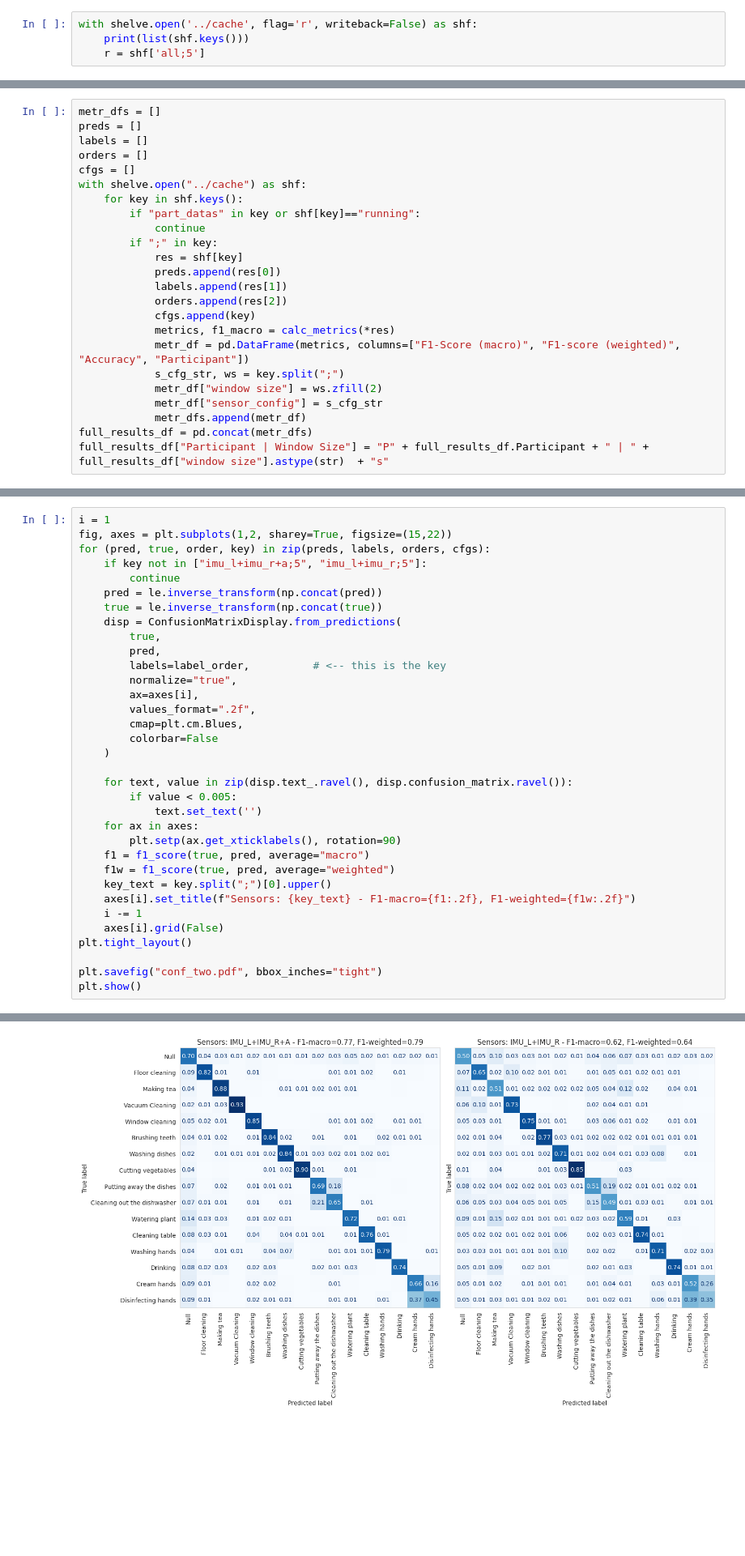
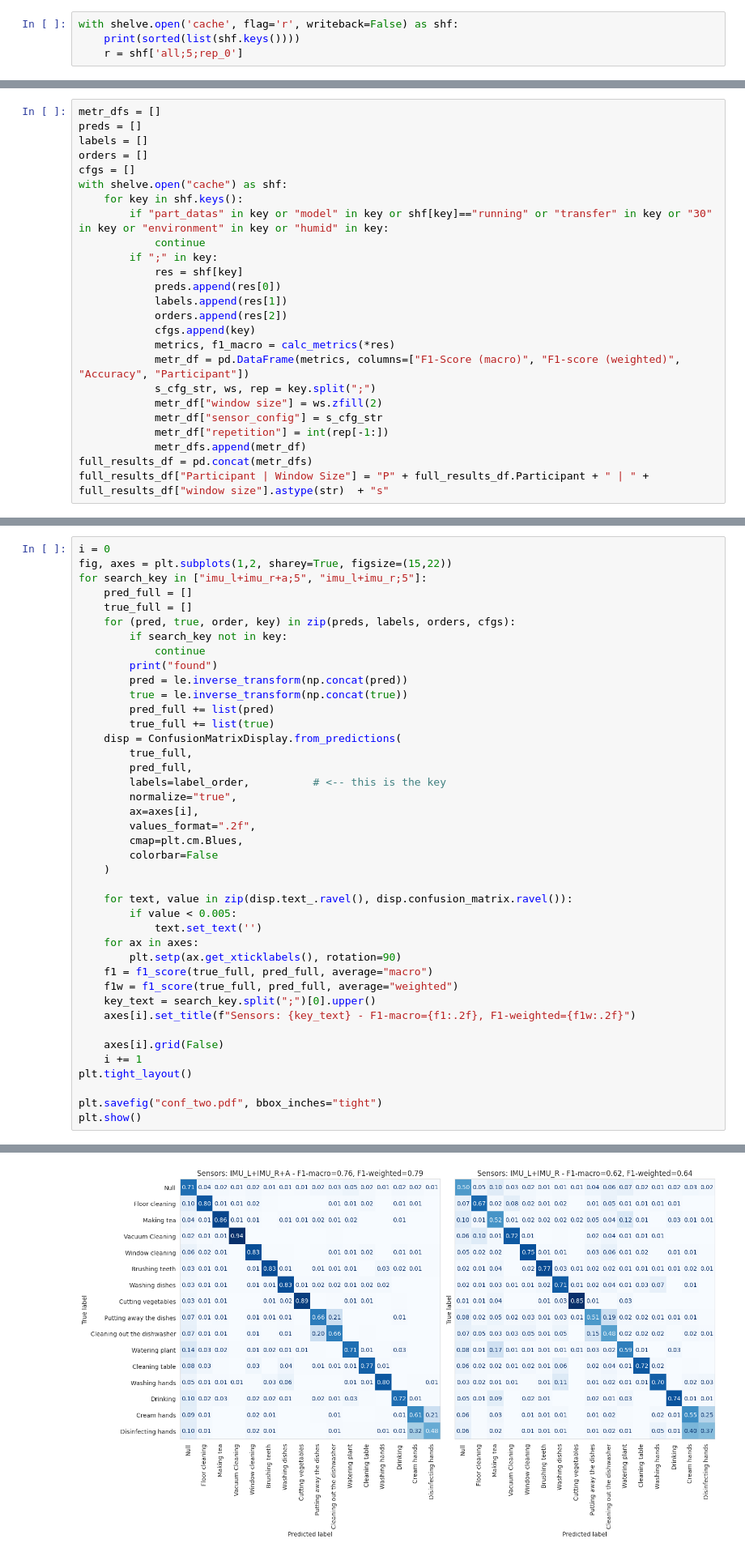
Before and after one commit to RBurchard/HARMES, a Jupyter notebook: validation/notebooks/ML_Results_Plots_and_Tables.ipynb, the cells around one changed output, grey strips where cells are left out. Shown at 81% size. Drawn from its saved outputs; the diff is of its cells as text; blank space fills up the shorter version.

```diff
--- a/validation/notebooks/ML_Results_Plots_and_Tables.ipynb
+++ b/validation/notebooks/ML_Results_Plots_and_Tables.ipynb
@@ -12,7 +12,7 @@ import numpy as np
 # %% [markdown]
 ### This notebook is only to be executed after running the machine learning experiments! It will not run otherwise.
 # %%
-with shelve.open('../cache', flag='r', writeback=False) as shf:
-    print(list(shf.keys()))
-    r = shf['all;5']
+with shelve.open('cache', flag='r', writeback=False) as shf:
+    print(sorted(list(shf.keys())))
+    r = shf['all;5;rep_0']
 # %% [output]
@@ -109,9 +109,9 @@ preds = []
 labels = []
 orders = []
 cfgs = []
-with shelve.open("../cache") as shf:
+with shelve.open("cache") as shf:
     for key in shf.keys():
-        if "part_datas" in key or shf[key]=="running":
+        if "part_datas" in key or "model" in key or shf[key]=="running" or "transfer" in key or "30" in key or "environment" in key or "humid" in key:
             continue
         if ";" in key:
             res = shf[key]
@@ -121,9 +121,10 @@ with shelve.open("../cache") as shf:
             cfgs.append(key)
             metrics, f1_macro = calc_metrics(*res)
             metr_df = pd.DataFrame(metrics, columns=["F1-Score (macro)", "F1-score (weighted)", "Accuracy", "Participant"])
-            s_cfg_str, ws = key.split(";")
+            s_cfg_str, ws, rep = key.split(";")
             metr_df["window size"] = ws.zfill(2)
             metr_df["sensor_config"] = s_cfg_str
+            metr_df["repetition"] = int(rep[-1:])
             metr_dfs.append(metr_df)
 full_results_df = pd.concat(metr_dfs)
 full_results_df["Participant | Window Size"] = "P" + full_results_df.Participant + " | " + full_results_df["window size"].astype(str)  + "s"
@@ -545,14 +625,20 @@ np.float64(-0.08554292573289903)
 # %%
-i = 1
+i = 0
 fig, axes = plt.subplots(1,2, sharey=True, figsize=(15,22))
-for (pred, true, order, key) in zip(preds, labels, orders, cfgs):
-    if key not in ["imu_l+imu_r+a;5", "imu_l+imu_r;5"]:
-        continue
-    pred = le.inverse_transform(np.concat(pred))
-    true = le.inverse_transform(np.concat(true))
+for search_key in ["imu_l+imu_r+a;5", "imu_l+imu_r;5"]:
+    pred_full = []
+    true_full = []
+    for (pred, true, order, key) in zip(preds, labels, orders, cfgs):
+        if search_key not in key:
+            continue
+        print("found")
+        pred = le.inverse_transform(np.concat(pred))
+        true = le.inverse_transform(np.concat(true))
+        pred_full += list(pred)
+        true_full += list(true)
     disp = ConfusionMatrixDisplay.from_predictions(
-        true,
-        pred,
+        true_full,
+        pred_full,
         labels=label_order,          # <-- this is the key
         normalize="true",
         ax=axes[i],
@@ -566,12 +652,13 @@ for (pred, true, order, key) in zip(preds, labels, orders, cfgs):
             text.set_text('')
     for ax in axes:
         plt.setp(ax.get_xticklabels(), rotation=90)
-    f1 = f1_score(true, pred, average="macro")
-    f1w = f1_score(true, pred, average="weighted")
-    key_text = key.split(";")[0].upper()
+    f1 = f1_score(true_full, pred_full, average="macro")
+    f1w = f1_score(true_full, pred_full, average="weighted")
+    key_text = search_key.split(";")[0].upper()
     axes[i].set_title(f"Sensors: {key_text} - F1-macro={f1:.2f}, F1-weighted={f1w:.2f}")
-    i -= 1
+
     axes[i].grid(False)
+    i += 1
 plt.tight_layout()
 
 plt.savefig("conf_two.pdf", bbox_inches="tight")
@@ -580,4 +677,4 @@ plt.show()
-[figure, old version]
+[figure, new version]
 # %%
 import os
 # %%
```
Also changed, not shown: parts of 99 cells of this notebook, 13 other files.
